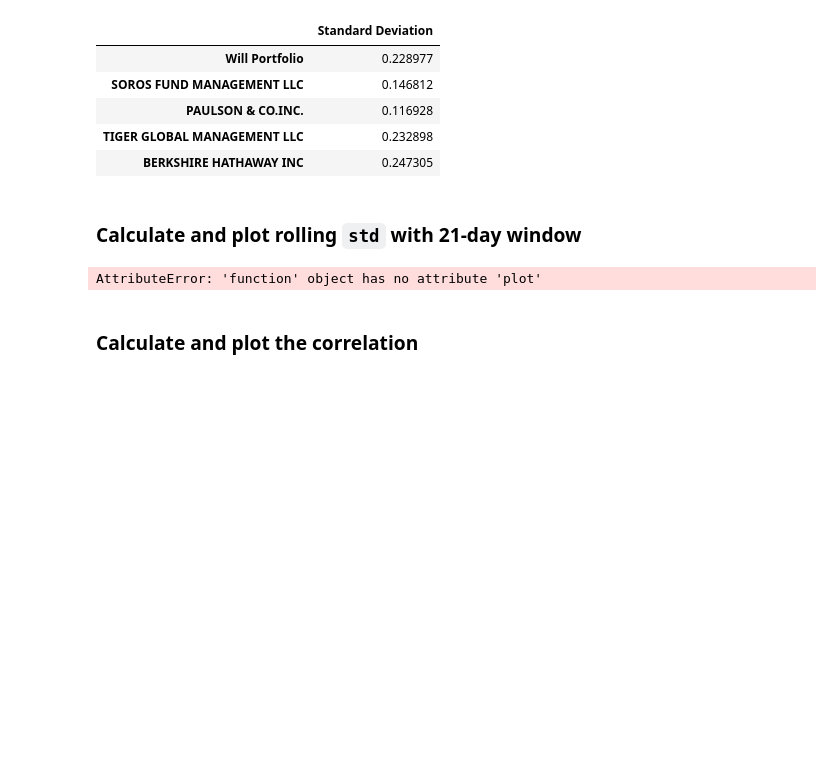
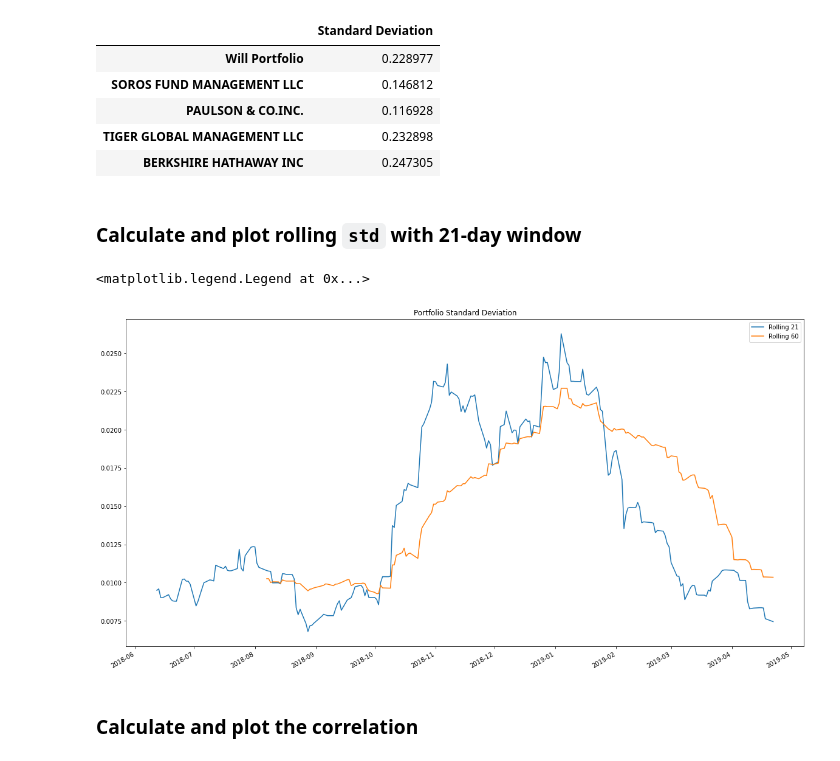
Before and after one commit to Wil-bro0824/A_Whale_Off_PortFolio, a Jupyter notebook: whale_analysis.ipynb, the cells around one changed output. Saved outputs shown, nothing was run; the diff lists cells and outputs as text; code cells hidden in the pictures; blank space fills up the shorter version.

```diff
--- a/whale_analysis.ipynb
+++ b/whale_analysis.ipynb
@@ -505,14 +505,15 @@ all_porfolio_std.head()
 ### Calculate and plot rolling `std` with 21-day window
 # %%
 # Calculate rolling standard deviation
-rolling_portfolio_21 = all_returns[['Will Portfolio']].rolling(window=21).std
-rolling_portfolio_60 = all_returns[['Will Portfolio']].rolling(window=60).std
+rolling_portfolio_21 = all_returns[['Will Portfolio']].rolling(window=21).std()
+rolling_portfolio_60 = all_returns[['Will Portfolio']].rolling(window=60).std()
 # Plot rolling standard deviation
 all_returns_std = rolling_portfolio_21.plot(figsize = (20, 11), title='Portfolio Standard Deviation')
-rolling_portfolio_60.plot(all_returns_std = all_returns_std)
-all_returns_std(['Rolling 21','Rolling 60'])
+rolling_portfolio_60.plot(ax = all_returns_std)
+all_returns_std.legend(['Rolling 21','Rolling 60'])
 # %% [output]
-AttributeError: 'function' object has no attribute 'plot'
+<matplotlib.legend.Legend at 0x...>
+[figure, added]
 # %% [markdown]
 ### Calculate and plot the correlation
 # %%
```
Also changed, not shown: parts of 5 cells of this notebook.
